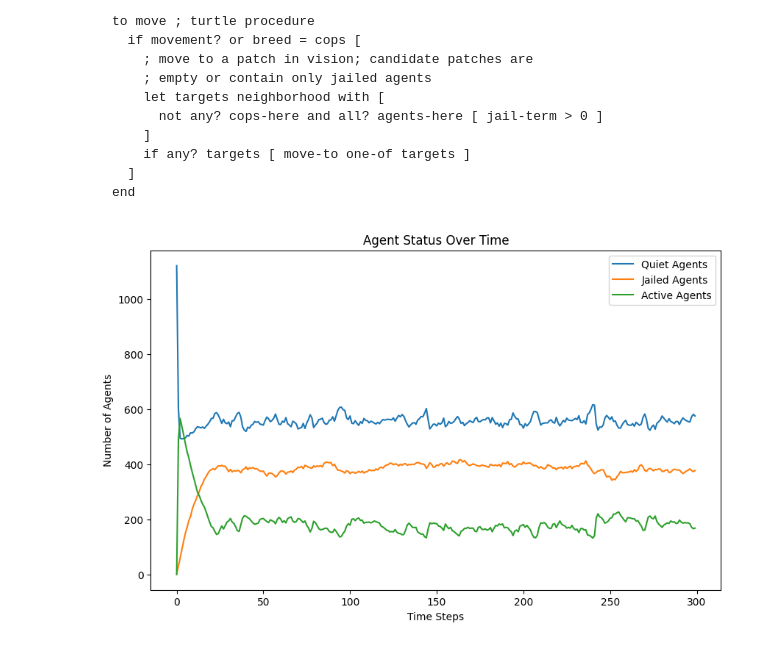
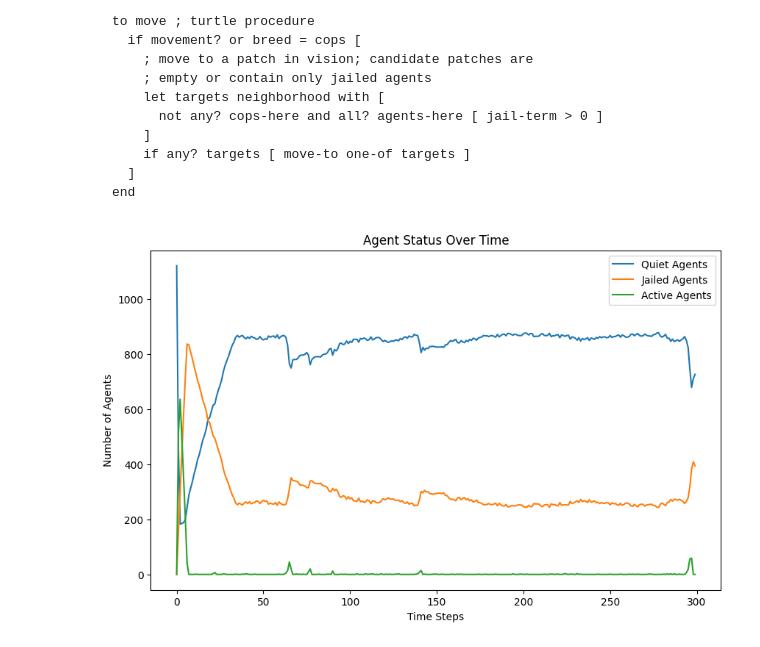
Before and after one commit to Mirrorgo/netlogo-a2, a Jupyter notebook: src/lwz.ipynb, the cells around one changed output. Drawn from its saved outputs; the diff is of its cells as text; code cells hidden in the pictures.

```diff
--- a/src/lwz.ipynb
+++ b/src/lwz.ipynb
@@ -179,7 +179,7 @@ class Model:
         if potential_positions:
             new_position = random.choice(potential_positions)
             self.grid[new_position[0]][new_position[1]] = agent
-            agent.position = new_position
+            agent.position = new_position # 修改了位置
 
     def determine_behavior(self, agent):
         grievance = agent.hardship * (1 - self.gov_legitimacy)
@@ -203,44 +203,49 @@ class Model:
                     active_agents_count += 1
         arrest_prob = 1 - math.exp(-self.k * math.floor(cops_count / (active_agents_count + 1)))
         return arrest_prob
 
+
+# Modification: collect all active agents at first and then randomly select one to jail
     def enforce(self, cop):
         x, y = cop.position
-        # Use precomputed neighborhood
-        neighborhood = self.neighborhoods[x][y]
-        for nx, ny in neighborhood:
+        active_agents = []
+        # Collect all active agents in the neighborhood
+        for nx, ny in self.neighborhoods[x][y]:
             agent = self.grid[nx][ny]
             if isinstance(agent, Turtle) and agent.active:
-                # Arrest one active agent
-                agent.active = False
-                agent.jail_term = random.randint(0, self.max_jail_term)
-                # Move cop to the position of the arrested agent
-                self.grid[x][y] = None  # Remove cop from current position
-                self.grid[nx][ny] = cop  # Move cop to new position
-                cop.position = (nx, ny)
-                break  # Assume each cop can arrest only one agent per step
+                active_agents.append((agent, nx, ny))
+        # Randomly select one active agent to arrest
+        if active_agents:
+            selected_agent, nx, ny = random.choice(active_agents)
+            selected_agent.active = False
+            selected_agent.jail_term = random.randint(0, self.max_jail_term)
+            # Move cop to the position of the arrested agent
+            self.grid[x][y] = None  # Remove cop from current position
+            self.grid[nx][ny] = cop  # Move cop to new position
+            cop.position = (nx, ny)
 
 
 # 实例化并运行模型
 AGENT_DENSITY = 70
-COP_DENSITY = 2
+# COP_DENSITY = 3
+COP_DENSITY = 10
 VISION = 7
 K = 2.3
-GOV_LEGITIMACY = 0.76
+GOV_LEGITIMACY = 0.3
 MAX_JAIL_TERM = 30
 model = Model(AGENT_DENSITY, COP_DENSITY, VISION, K, GOV_LEGITIMACY, MAX_JAIL_TERM)
 for _ in range(300):
     model.step()
 
 # 绘制结果
 plt.figure(figsize=(10, 6))
 plt.plot(model.data['quiet'], label='Quiet Agents')
 plt.plot(model.data['jail'], label='Jailed Agents')
 plt.plot(model.data['active'], label='Active Agents')
 plt.xlabel('Time Steps')
 plt.ylabel('Number of Agents')
 plt.title('Agent Status Over Time')
 plt.legend()
 plt.show()
 # %% [output]
-[figure, old version]
+[figure, new version]
```
Also changed, not shown: parts of 1 cell of this notebook, 3 other files.
